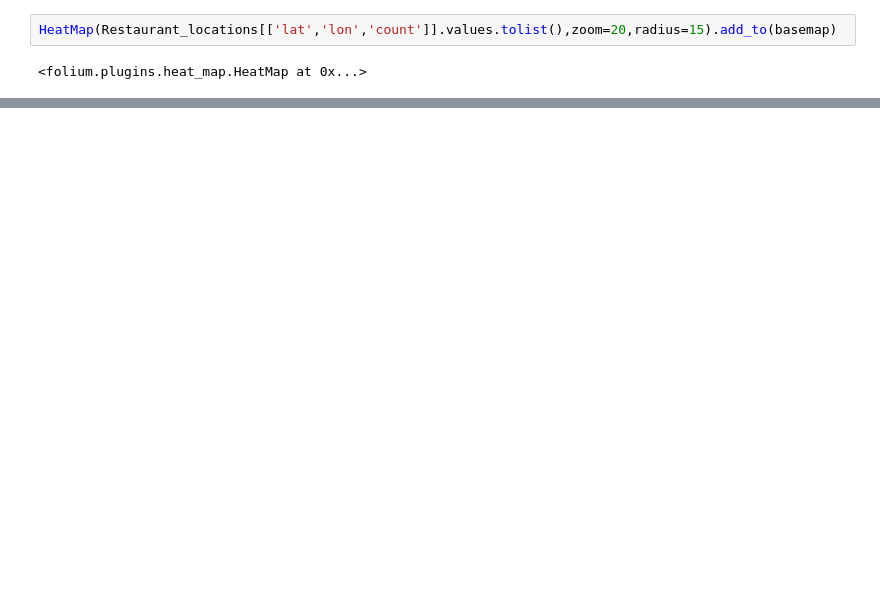
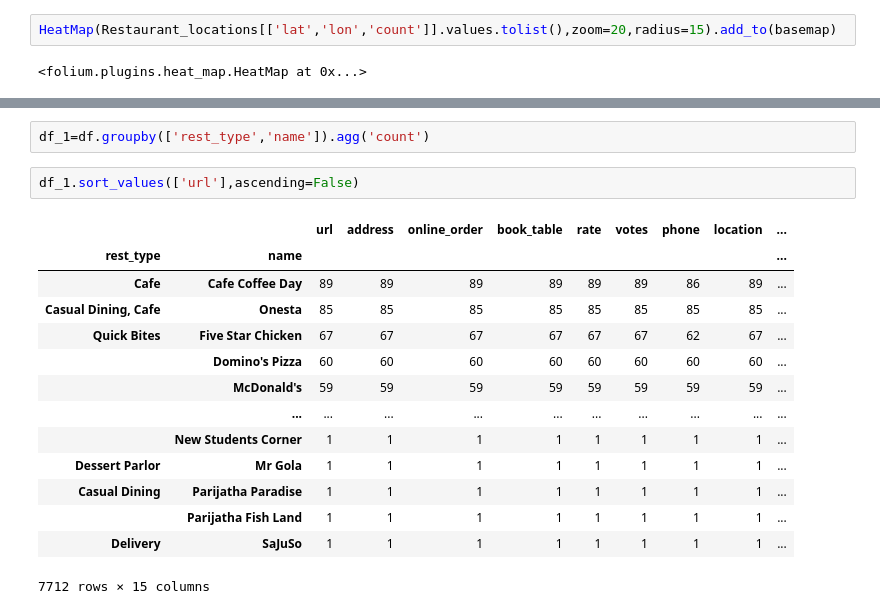
Before and after one commit to Data-Analysis-Projects-Udemy/Project-3-Geospatial-Analysis-Project, a Jupyter notebook: Zomato_EDA.ipynb, the cells around one changed output, grey strips where cells are left out. Drawn from its saved outputs; the diff is of its cells as text; blank space fills up the shorter version.

```diff
--- a/Zomato_EDA.ipynb
+++ b/Zomato_EDA.ipynb
@@ -828,0 +849,19 @@ basemap
+# %%
+df_1=df.groupby(['rest_type','name']).agg('count')
+# %%
+df_1.sort_values(['url'],ascending=False)
+# %% [output]
+|  |  | url | address | online_order | book_table | rate | votes | phone | location | ... |
+| rest_type | name |  |  |  |  |  |  |  |  | ... |
+| Cafe | Cafe Coffee Day | 89 | 89 | 89 | 89 | 89 | 89 | 86 | 89 | ... |
+| Casual Dining, Cafe | Onesta | 85 | 85 | 85 | 85 | 85 | 85 | 85 | 85 | ... |
+| Quick Bites | Five Star Chicken | 67 | 67 | 67 | 67 | 67 | 67 | 62 | 67 | ... |
+|  | Domino's Pizza | 60 | 60 | 60 | 60 | 60 | 60 | 60 | 60 | ... |
+|  | McDonald's | 59 | 59 | 59 | 59 | 59 | 59 | 59 | 59 | ... |
+|  | ... | ... | ... | ... | ... | ... | ... | ... | ... | ... |
+|  | New Students Corner | 1 | 1 | 1 | 1 | 1 | 1 | 1 | 1 | ... |
+| Dessert Parlor | Mr Gola | 1 | 1 | 1 | 1 | 1 | 1 | 1 | 1 | ... |
+| Casual Dining | Parijatha Paradise | 1 | 1 | 1 | 1 | 1 | 1 | 1 | 1 | ... |
+|  | Parijatha Fish Land | 1 | 1 | 1 | 1 | 1 | 1 | 1 | 1 | ... |
+| Delivery | SaJuSo | 1 | 1 | 1 | 1 | 1 | 1 | 1 | 1 | ... |
+7712 rows × 15 columns
```
Also changed, not shown: parts of 8 cells of this notebook, 3 other files.
